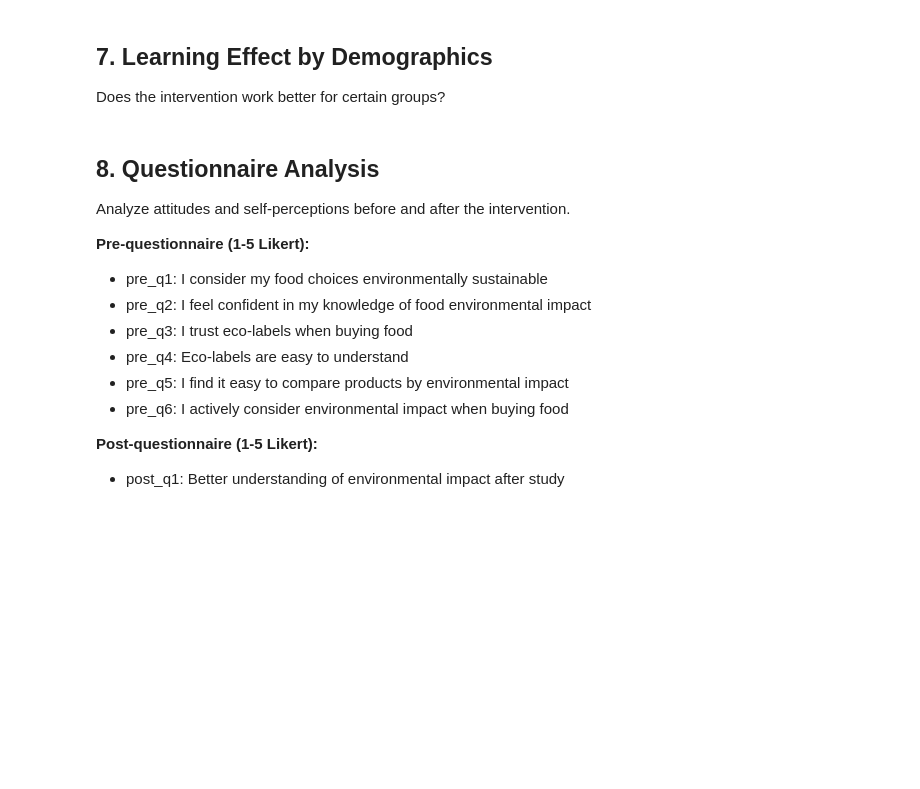
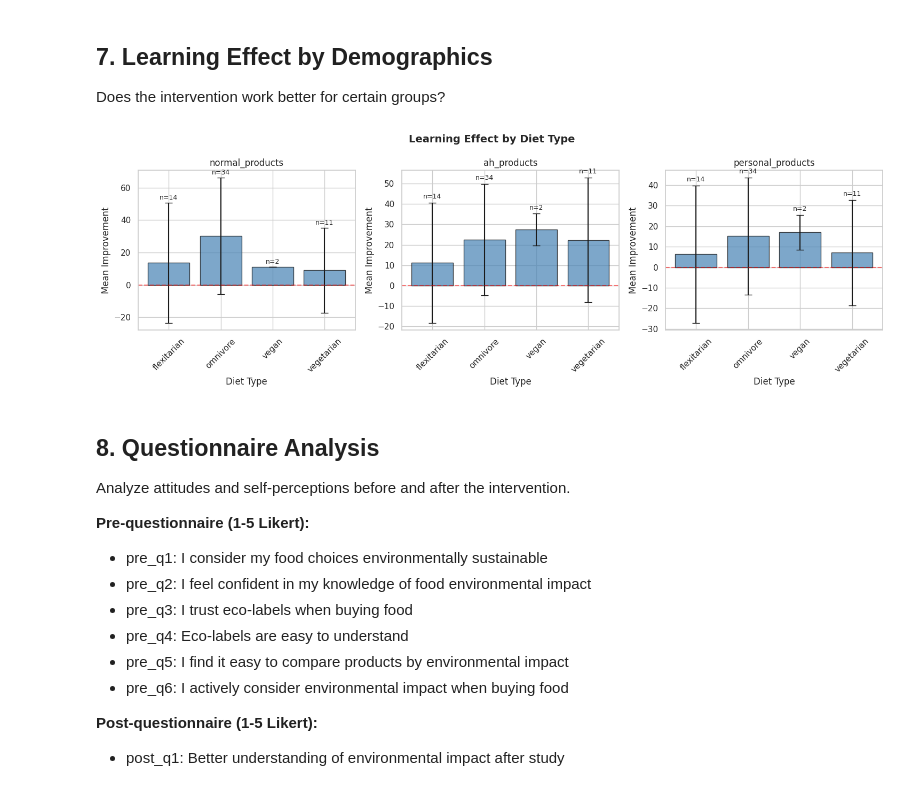
Before and after one commit to MontagueJacobs/albert, a Jupyter notebook: analysis/experiment_analysis.ipynb, the cells around one changed output. Cells and saved outputs as stored; diff of their text form; code cells hidden in the pictures; blank space fills up the shorter version.

```diff
--- a/analysis/experiment_analysis.ipynb
+++ b/analysis/experiment_analysis.ipynb
@@ -331,35 +527,40 @@ Does the intervention work better for certain groups?
 # %%
 # Learning effect by diet type
 fig, axes = plt.subplots(1, 3, figsize=(15, 5))
 
-improvement_cols = ['generic_improvement', 'ah_improvement', 'personal_improvement']
-titles = ['Generic Products', 'AH-Specific Products', 'Personal Products']
+improvement_cols = ['normal_products_improvement', 'ah_products_improvement', 'personal_products_improvement']
+titles = ['normal_products', 'ah_products', 'personal_products']
 
 for ax, col, title in zip(axes, improvement_cols, titles):
     if col in df.columns and 'demo_diet' in df.columns:
-        # Group by diet
         diet_data = df.groupby('demo_diet')[col].agg(['mean', 'std', 'count']).reset_index()
-        diet_data = diet_data[diet_data['count'] >= 2]  # At least 2 participants
+        diet_data = diet_data[diet_data['count'] >= 2]
 
         if len(diet_data) > 0:
-            bars = ax.bar(diet_data['demo_diet'], diet_data['mean'],
-                         yerr=diet_data['std'], capsize=5,
-                         color='steelblue', alpha=0.7, edgecolor='black')
+            ax.bar(
+                diet_data['demo_diet'],
+                diet_data['mean'],
+                yerr=diet_data['std'],
+                capsize=5,
+                color='steelblue',
+                alpha=0.7,
+                edgecolor='black'
+            )
 
-            # Add count labels
-            for i, (idx, row) in enumerate(diet_data.iterrows()):
-                ax.text(i, row['mean'] + row['std'] + 2, f"n={int(row['count'])}",
-                       ha='center', fontsize=9)
+            for i, (_, row) in enumerate(diet_data.iterrows()):
+                ax.text(i, row['mean'] + row['std'] + 2, f"n={int(row['count'])}", ha='center', fontsize=9)
 
             ax.axhline(y=0, color='red', linestyle='--', alpha=0.5)
             ax.set_title(title)
             ax.set_xlabel('Diet Type')
             ax.set_ylabel('Mean Improvement')
             ax.tick_params(axis='x', rotation=45)
 
 plt.suptitle('Learning Effect by Diet Type', fontsize=14, fontweight='bold')
 plt.tight_layout()
 plt.show()
+# %% [output]
+[figure, added]
 # %% [markdown]
 ## 8. Questionnaire Analysis
 
```
Also changed, not shown: parts of 24 cells of this notebook, 9 other files.
